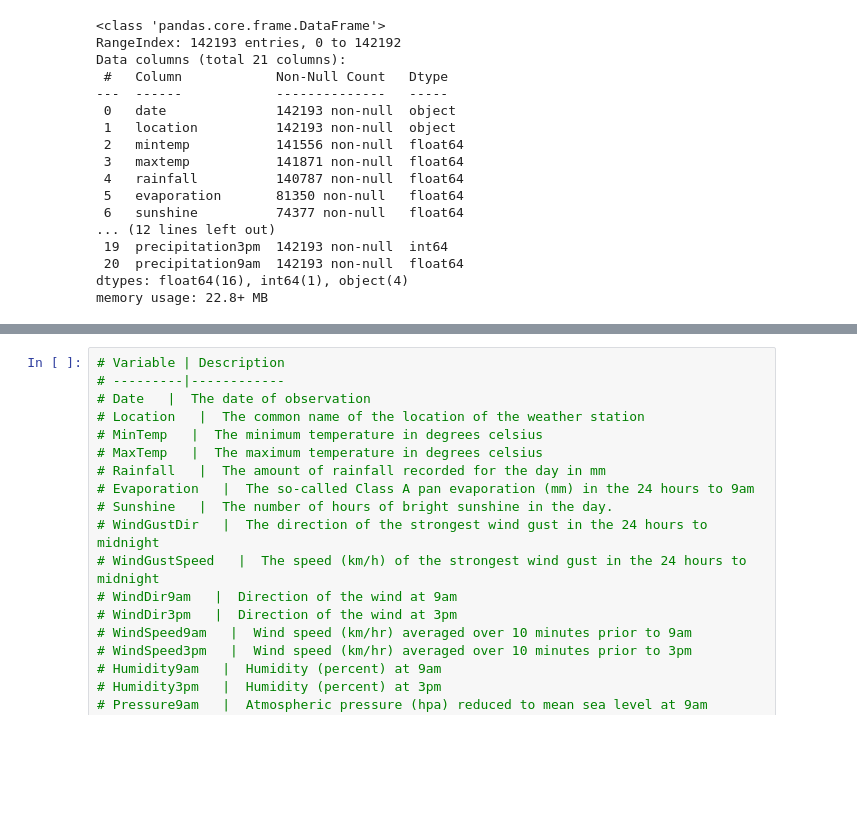
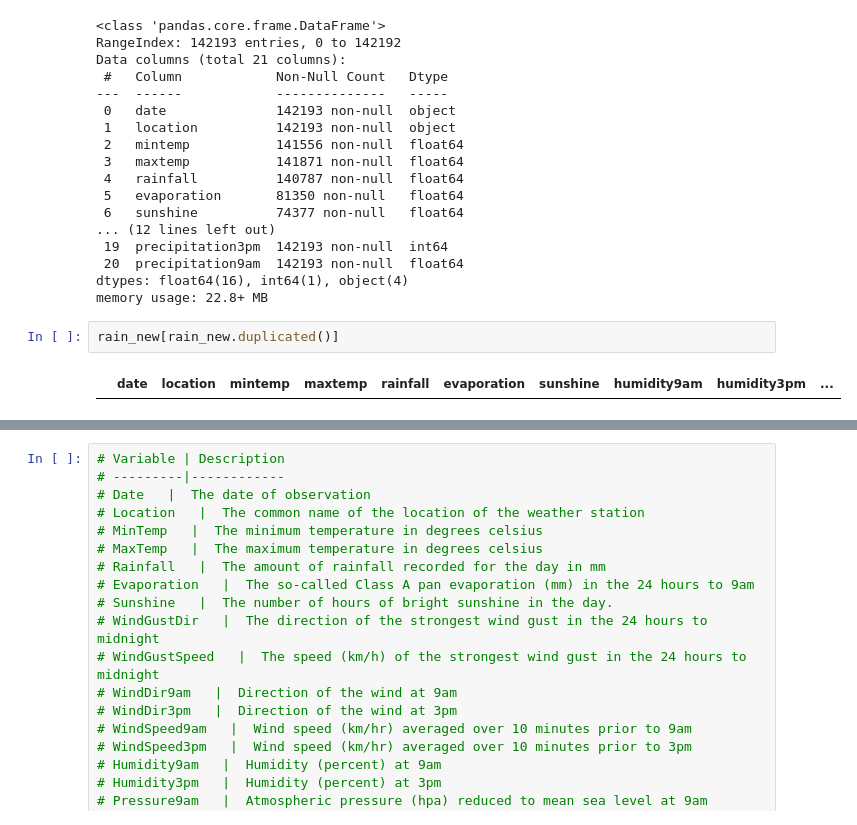
Before and after one commit to hbatistuzzo/Machine_Learning-Rain_in_Australia, a Jupyter notebook: case_itau_henrique.ipynb, the cells around one changed output, grey strips where cells are left out. Cells and saved outputs as stored; diff of their text form; blank space fills up the shorter version.

```diff
--- a/case_itau_henrique.ipynb
+++ b/case_itau_henrique.ipynb
@@ -129,3 +130,7 @@ Data columns (total 21 columns):
  20  precipitation9am  142193 non-null  float64
 dtypes: float64(16), int64(1), object(4)
 memory usage: 22.8+ MB
+# %%
+rain_new[rain_new.duplicated()]
+# %% [output]
+|  | date | location | mintemp | maxtemp | rainfall | evaporation | sunshine | humidity9am | humidity3pm | ... |
```
Also changed, not shown: parts of 19 cells of this notebook.
